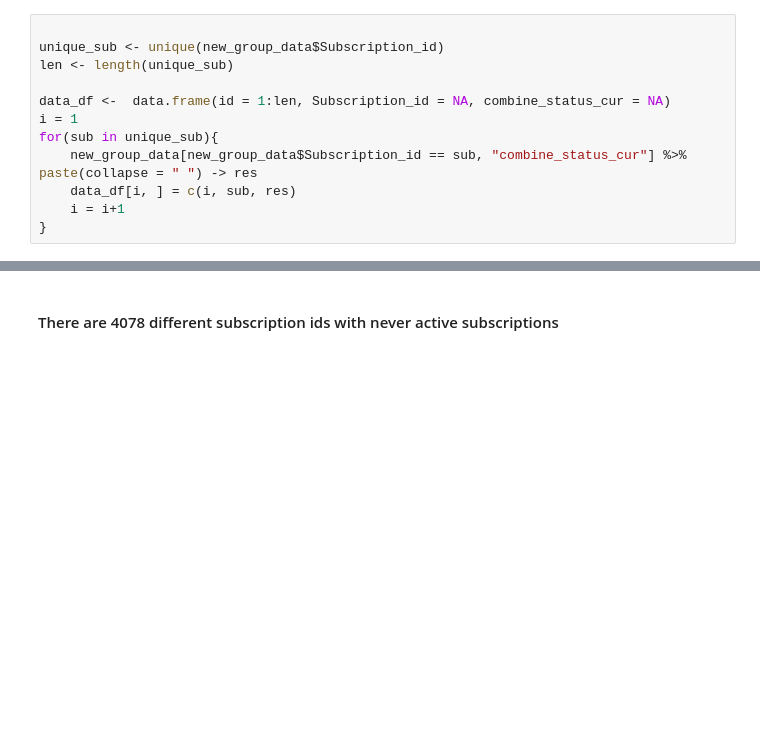
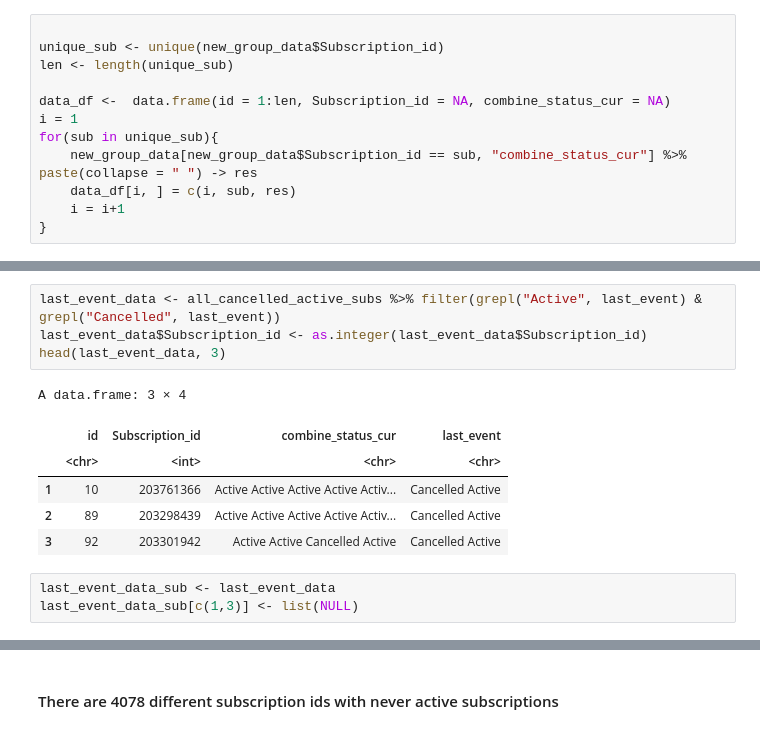
Before and after one commit to almedida/new_analysis_pendulum, a Jupyter notebook: new_analysis_pendulum.ipynb, the cells around one changed output, grey strips where cells are left out. Cells and saved outputs as stored; diff of their text form; blank space fills up the shorter version.

```diff
--- a/new_analysis_pendulum.ipynb
+++ b/new_analysis_pendulum.ipynb
@@ -966,0 +977,14 @@ Joining, by = "Subscription_id"
+# %%
+last_event_data <- all_cancelled_active_subs %>% filter(grepl("Active", last_event) & grepl("Cancelled", last_event))
+last_event_data$Subscription_id <- as.integer(last_event_data$Subscription_id)
+head(last_event_data, 3)
+# %% [output]
+A data.frame: 3 × 4
+|  | id | Subscription_id | combine_status_cur | last_event |
+|  | <chr> | <int> | <chr> | <chr> |
+| 1 | 10 | 203761366 | Active Active Active Active Activ... | Cancelled Active |
+| 2 | 89 | 203298439 | Active Active Active Active Activ... | Cancelled Active |
+| 3 | 92 | 203301942 | Active Active Cancelled Active | Cancelled Active |
+# %%
+last_event_data_sub <- last_event_data
+last_event_data_sub[c(1,3)] <- list(NULL)
```
Also changed, not shown: parts of 35 cells of this notebook.
